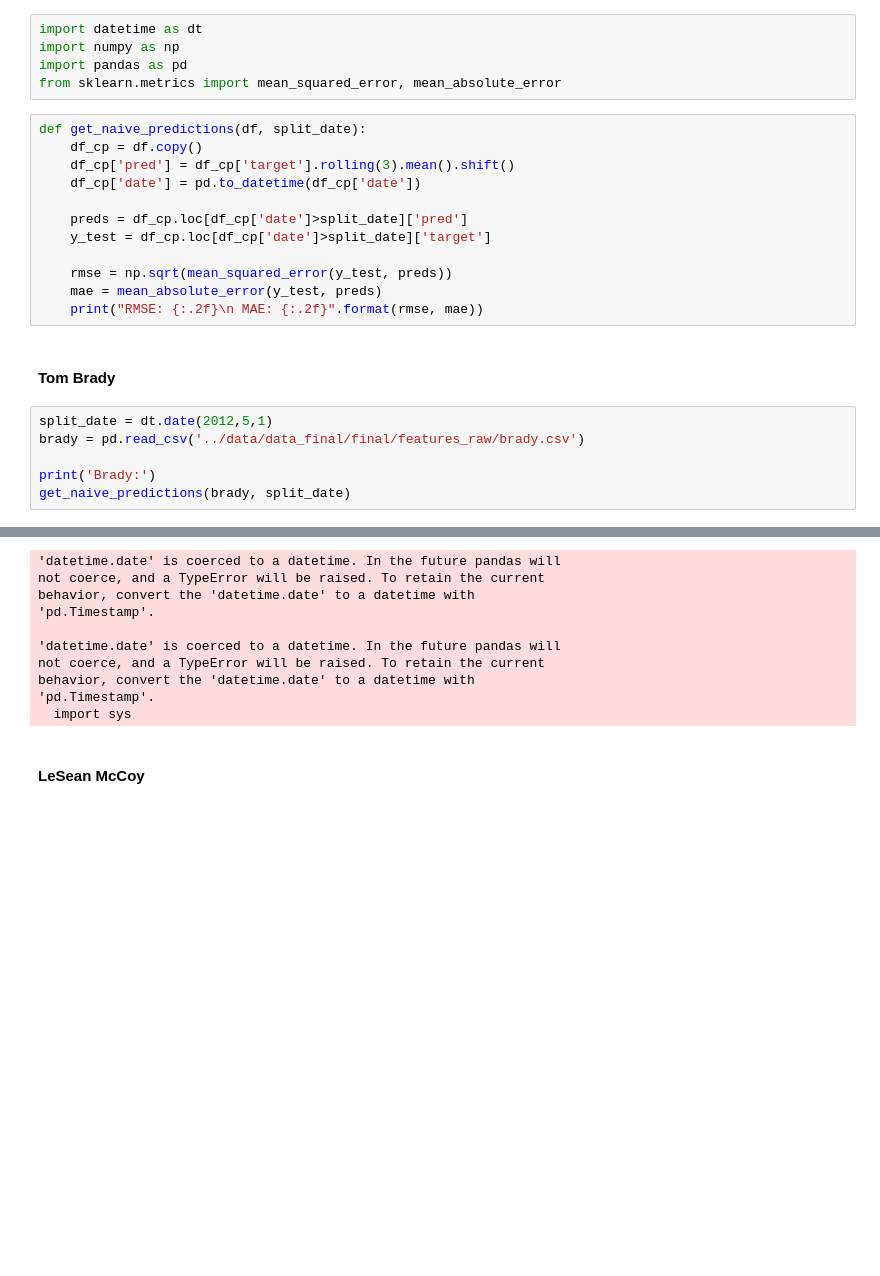
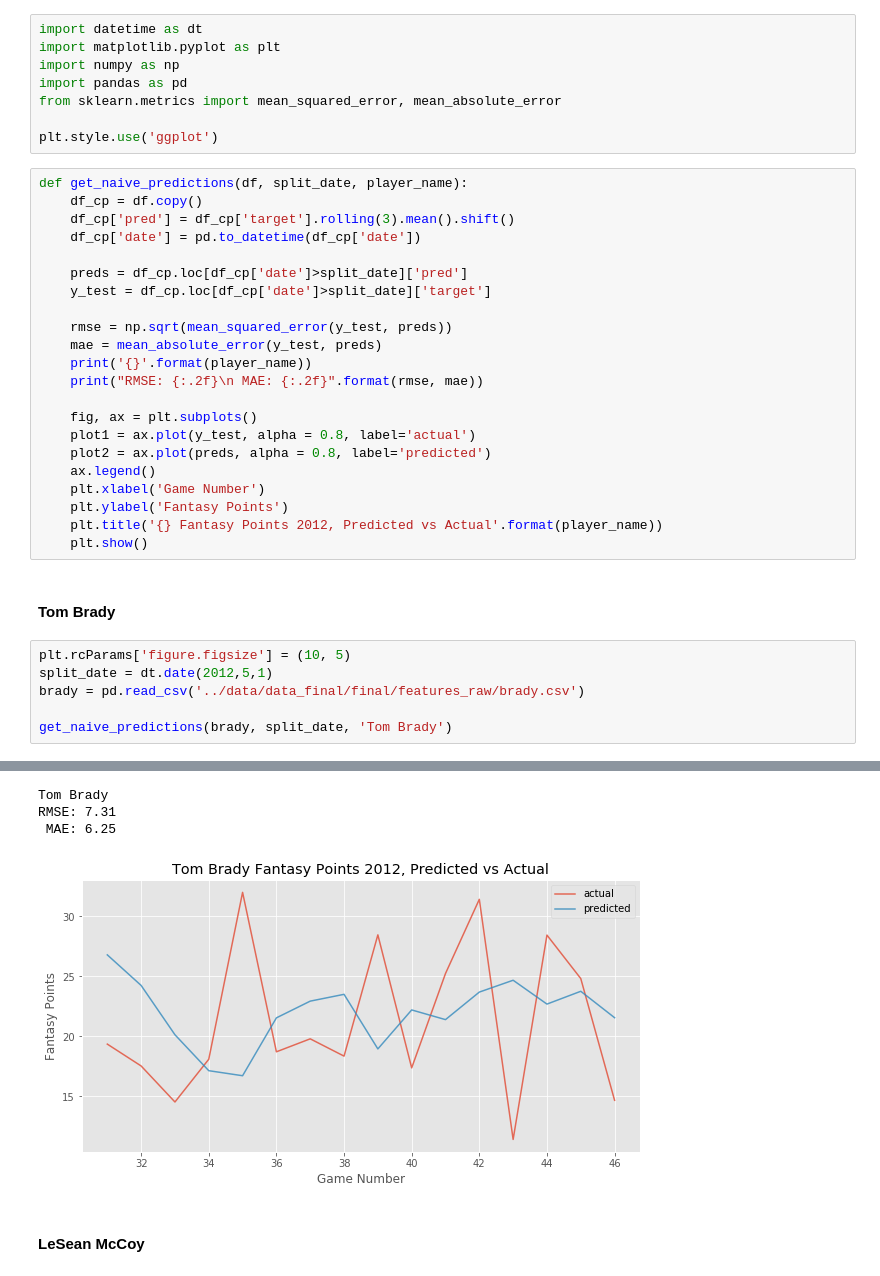
Before and after one commit to mpdettmar/Fantasy-Football-Player-Predictions, a Jupyter notebook: modeling_notebooks/09_baseline_mean_prediction.ipynb, the cells around one changed output, grey strips where cells are left out. Saved outputs shown, nothing was run; the diff lists cells and outputs as text; blank space fills up the shorter version.

```diff
--- a/modeling_notebooks/09_baseline_mean_prediction.ipynb
+++ b/modeling_notebooks/09_baseline_mean_prediction.ipynb
@@ -6,11 +6,14 @@ In this notebook, we define a benchmark to compare all future modeling results a
 #### Setup
 # %%
 import datetime as dt
+import matplotlib.pyplot as plt
 import numpy as np
 import pandas as pd
 from sklearn.metrics import mean_squared_error, mean_absolute_error
+
+plt.style.use('ggplot')
 # %%
-def get_naive_predictions(df, split_date):
+def get_naive_predictions(df, split_date, player_name):
     df_cp = df.copy()
     df_cp['pred'] = df_cp['target'].rolling(3).mean().shift()
     df_cp['date'] = pd.to_datetime(df_cp['date'])
@@ -20,13 +23,23 @@ def get_naive_predictions(df, split_date):
 
     rmse = np.sqrt(mean_squared_error(y_test, preds))
     mae = mean_absolute_error(y_test, preds)
+    print('{}'.format(player_name))
     print("RMSE: {:.2f}\n MAE: {:.2f}".format(rmse, mae))
+
+    fig, ax = plt.subplots()
+    plot1 = ax.plot(y_test, alpha = 0.8, label='actual')
+    plot2 = ax.plot(preds, alpha = 0.8, label='predicted')
+    ax.legend()
+    plt.xlabel('Game Number')
+    plt.ylabel('Fantasy Points')
+    plt.title('{} Fantasy Points 2012, Predicted vs Actual'.format(player_name))
+    plt.show()
 # %% [markdown]
 #### Tom Brady
 # %%
+plt.rcParams['figure.figsize'] = (10, 5)
 split_date = dt.date(2012,5,1)
 brady = pd.read_csv('../data/data_final/final/features_raw/brady.csv')
 
-print('Brady:')
-get_naive_predictions(brady, split_date)
+get_naive_predictions(brady, split_date, 'Tom Brady')
 # %% [output]
@@ -36,13 +56,7 @@ RMSE: 7.31
-'datetime.date' is coerced to a datetime. In the future pandas will
-not coerce, and a TypeError will be raised. To retain the current
-behavior, convert the 'datetime.date' to a datetime with
-'pd.Timestamp'.
-
-'datetime.date' is coerced to a datetime. In the future pandas will
-not coerce, and a TypeError will be raised. To retain the current
-behavior, convert the 'datetime.date' to a datetime with
-'pd.Timestamp'.
-  import sys
+Tom Brady
+RMSE: 7.31
+ MAE: 6.25
+[figure, added]
 # %% [markdown]
 #### LeSean McCoy
 # %%
```
Also changed, not shown: parts of 4 cells of this notebook, 4 other files.
